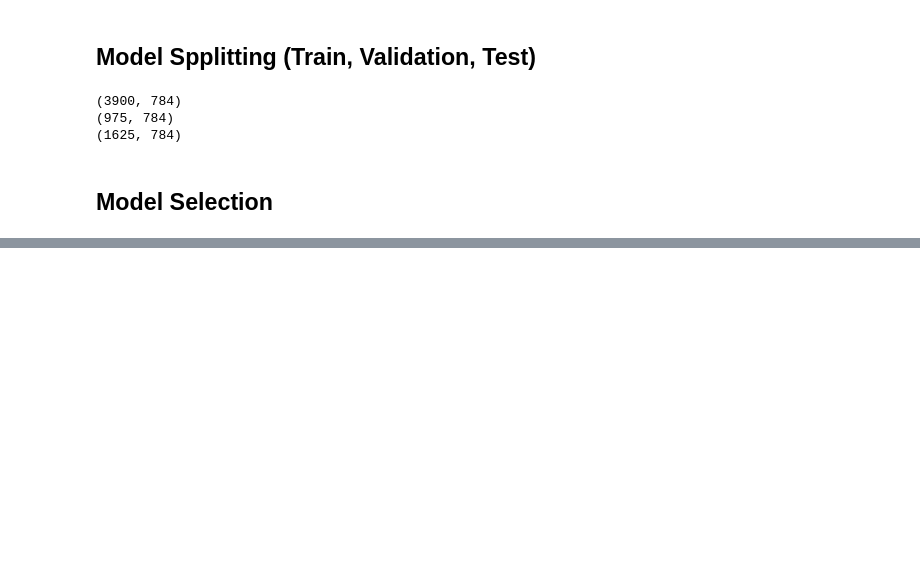
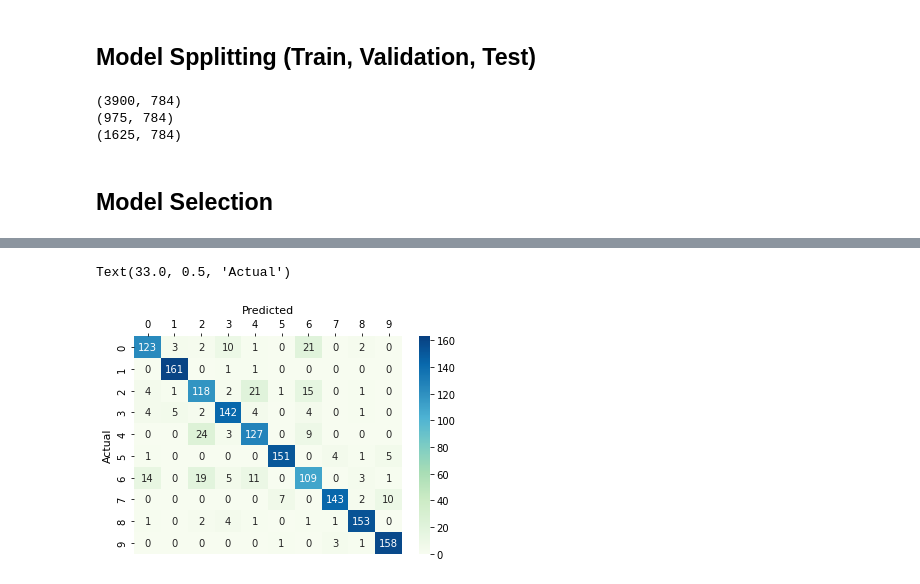
Before and after one commit to Ardavasd56/CS4341_Project3, a Jupyter notebook: CS4341_Project2.ipynb, the cells around one changed output, grey strips where cells are left out. Cells and saved outputs as stored; diff of their text form; code cells hidden in the pictures; blank space fills up the shorter version.

```diff
--- a/CS4341_Project2.ipynb
+++ b/CS4341_Project2.ipynb
@@ -195,0 +234,10 @@ All        186  161  129  166  191  138  150  160  147  197  1625
+# %%
+import matplotlib.pyplot as plt
+cf_matrix = confusion_matrix(y_actual, y_predict)
+x = sns.heatmap(cf_matrix, vmin=0, vmax=163, annot=True,fmt="d", linewidths=0, cmap="GnBu")
+x.xaxis.tick_top()
+x.set_title('Predicted', size=11)
+x.set_ylabel('Actual', loc="center", size=11)
+# %% [output]
+Text(33.0, 0.5, 'Actual')
+[figure, added]
```
Also changed, not shown: parts of 15 cells of this notebook, 3 other files.
